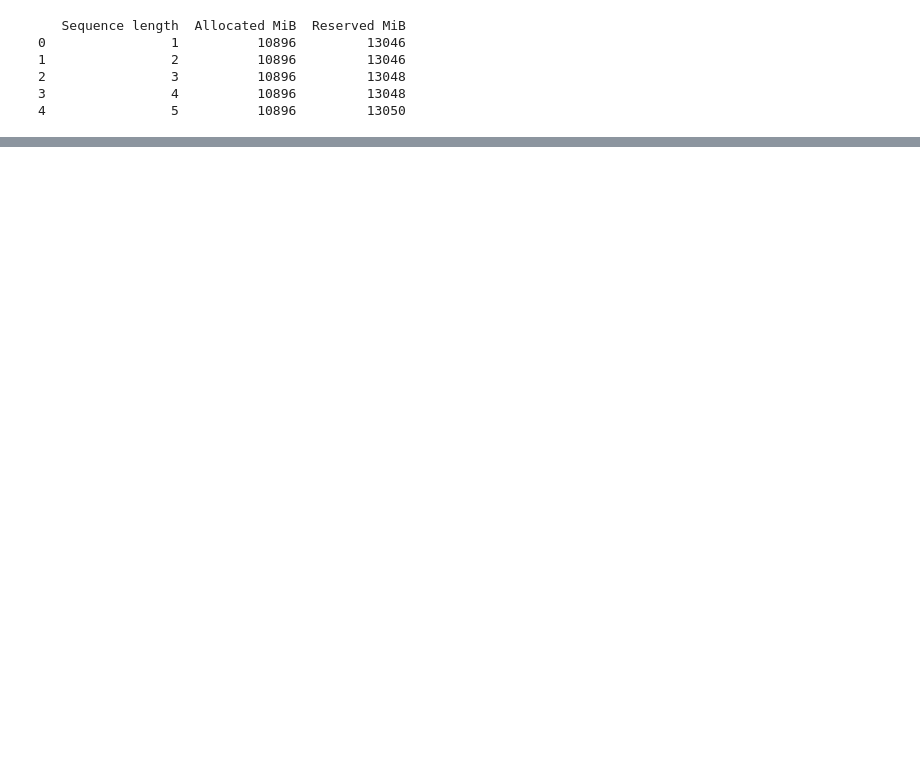
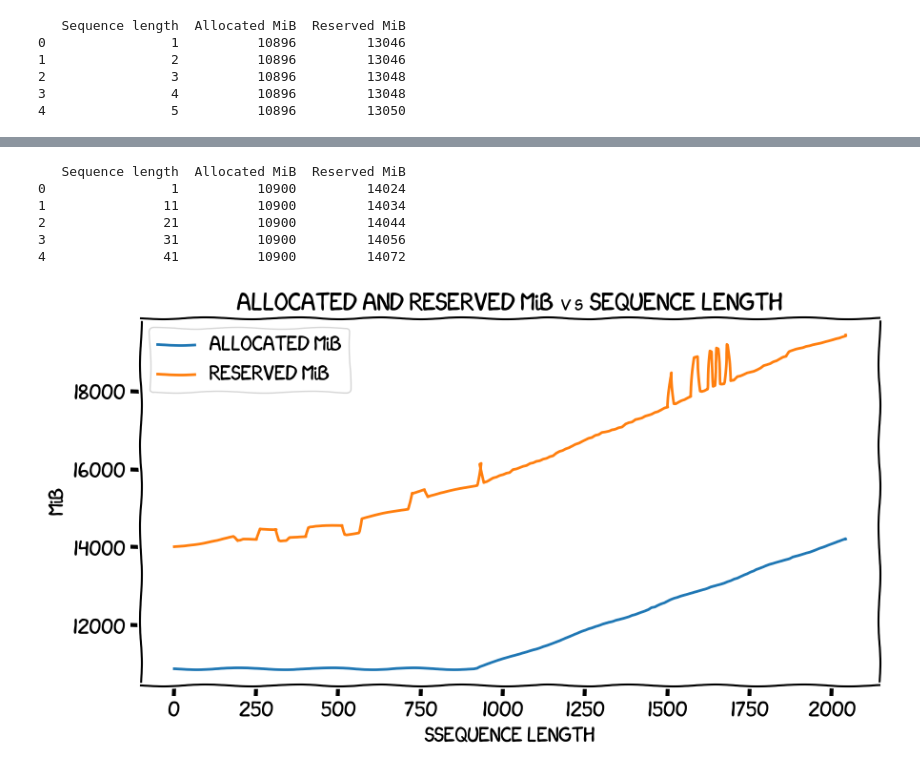
Before and after one commit to gpjt/fine-tune-2024-04, a Jupyter notebook: sequence-length-memory-modeling/charts.ipynb, the cells around one changed output, grey strips where cells are left out. Cells and saved outputs as stored; diff of their text form; code cells hidden in the pictures; blank space fills up the shorter version.

Commit message:
Re-run without environment variable, this time only doing one in ten points

```diff
--- a/sequence-length-memory-modeling/charts.ipynb
+++ b/sequence-length-memory-modeling/charts.ipynb
@@ -38,0 +32,25 @@ plt.show()
+# %%
+df = pd.read_csv('results-without-env-var.csv', header=None, names=['Sequence length', 'Allocated MiB', 'Reserved MiB'])
+print(df.head())
+# %% [output]
+   Sequence length  Allocated MiB  Reserved MiB
+0                1          10900         14024
+1               11          10900         14034
+2               21          10900         14044
+3               31          10900         14056
+4               41          10900         14072
+# %%
+plt.figure(figsize=(10, 5))
+plt.plot(df['Sequence length'], df['Allocated MiB'], label='ALLOCATED MiB')
+plt.plot(df['Sequence length'], df['Reserved MiB'], label='RESERVED MiB')
+
+plt.xlabel('SSEQUENCE LENGTH')
+plt.ylabel('MiB')
+plt.title('ALLOCATED AND RESERVED MiB vs SEQUENCE LENGTH')
+plt.legend()
+plt.grid(True)
+
+plt.savefig("/tmp/sequence-length-vs-memory-without-env-var.png")
+plt.show()
+# %% [output]
+[figure, added]
```
Also changed, not shown: parts of 5 cells of this notebook, 2 other files.
